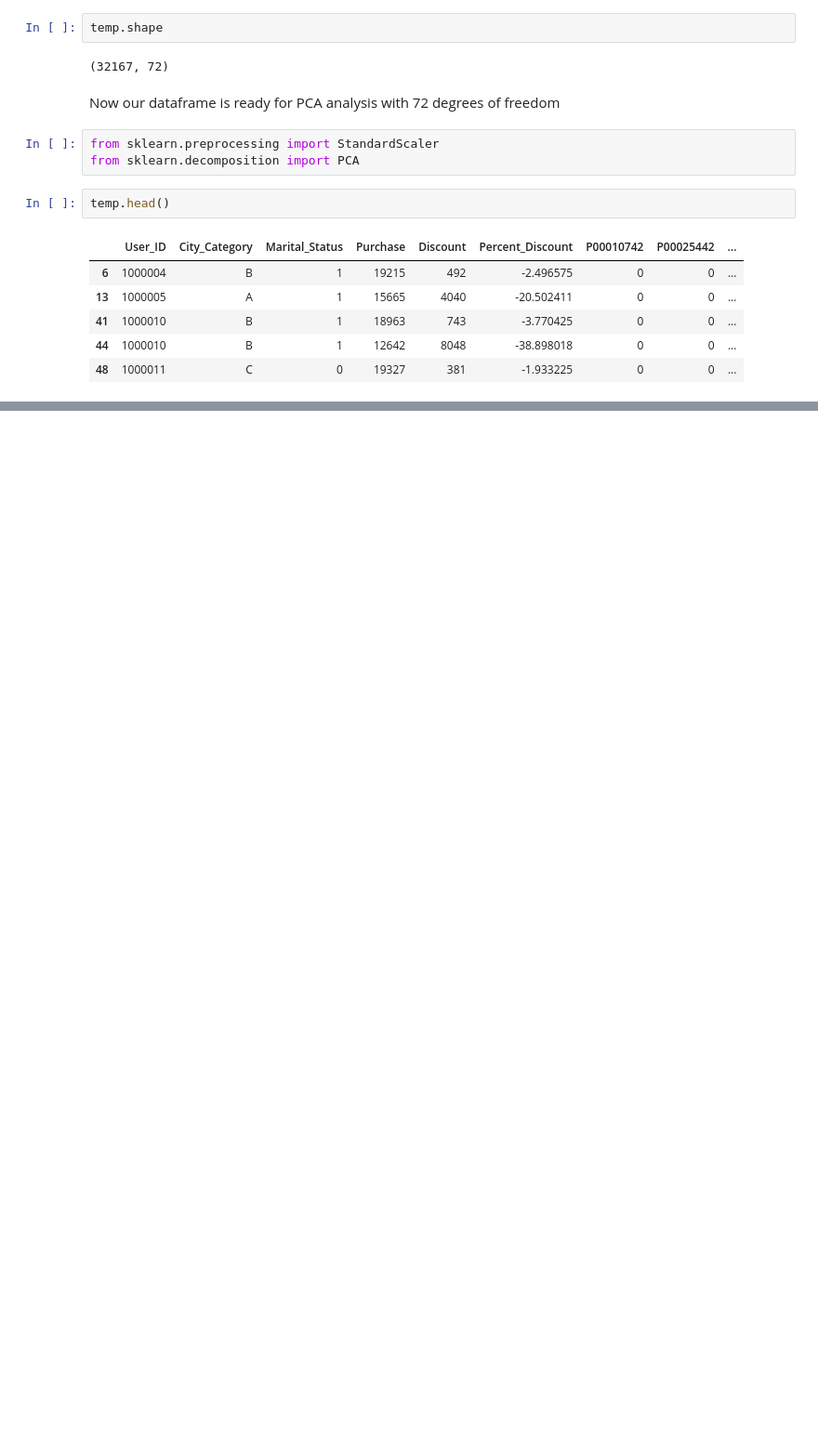
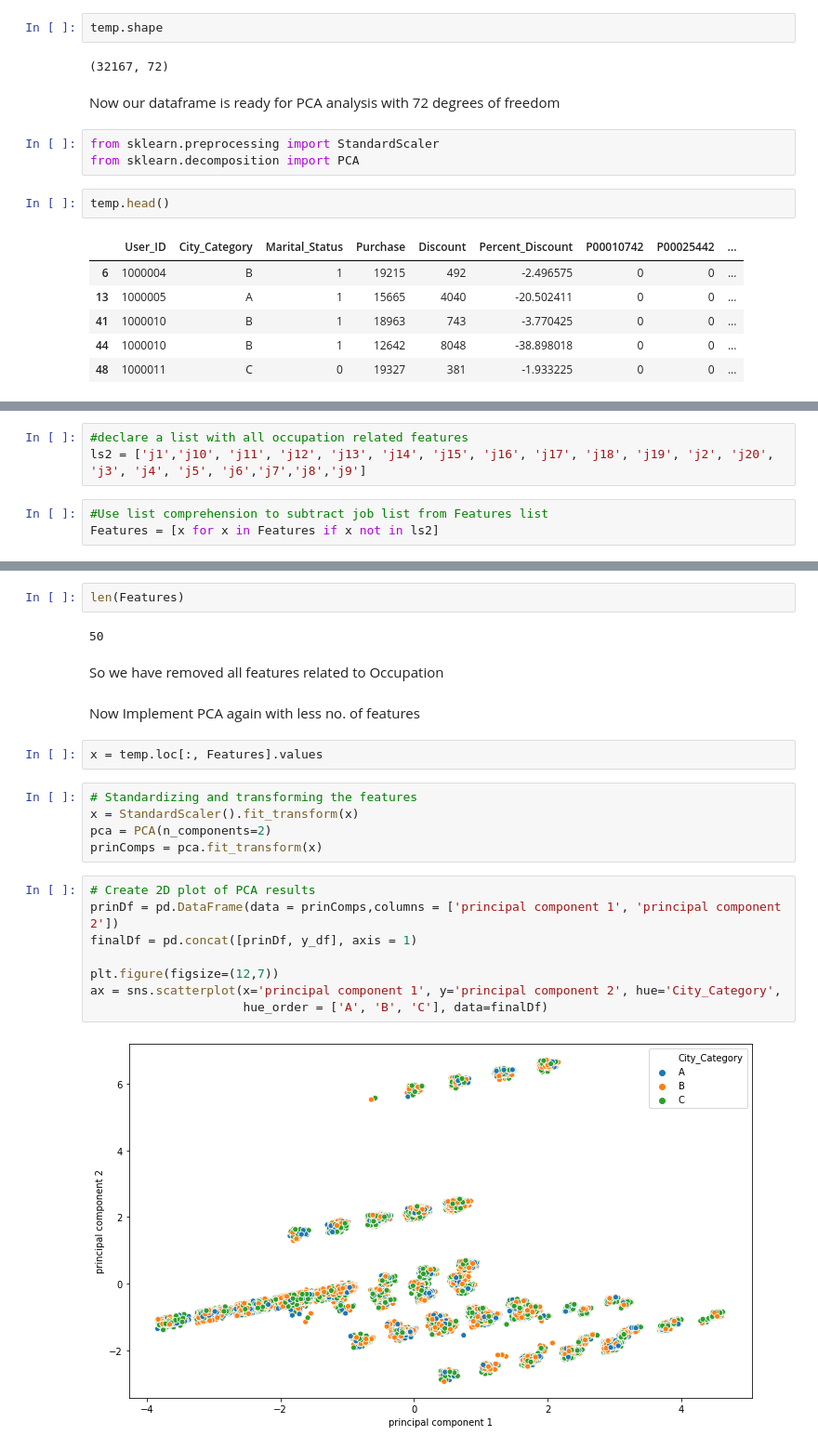
Before and after one commit to hrishikeshchavan99/Black-Friday-Dataset, a Jupyter notebook: PCA.ipynb, the cells around one changed output, grey strips where cells are left out. Shown at 93% size. Drawn from its saved outputs; the diff is of its cells as text; blank space fills up the shorter version.

```diff
--- a/PCA.ipynb
+++ b/PCA.ipynb
@@ -257,0 +376,6 @@ temp.head()
+# %%
+#declare a list with all occupation related features
+ls2 = ['j1','j10', 'j11', 'j12', 'j13', 'j14', 'j15', 'j16', 'j17', 'j18', 'j19', 'j2', 'j20', 'j3', 'j4', 'j5', 'j6','j7','j8','j9']
+# %%
+#Use list comprehension to subtract job list from Features list
+Features = [x for x in Features if x not in ls2]
@@ -257,0 +402,25 @@ temp.head()
+# %%
+len(Features)
+# %% [output]
+50
+# %% [markdown]
+So we have removed all features related to Occupation
+# %% [markdown]
+Now Implement PCA again with less no. of features
+# %%
+x = temp.loc[:, Features].values
+# %%
+# Standardizing and transforming the features
+x = StandardScaler().fit_transform(x)
+pca = PCA(n_components=2)
+prinComps = pca.fit_transform(x)
+# %%
+# Create 2D plot of PCA results
+prinDf = pd.DataFrame(data = prinComps,columns = ['principal component 1', 'principal component 2'])
+finalDf = pd.concat([prinDf, y_df], axis = 1)
+
+plt.figure(figsize=(12,7))
+ax = sns.scatterplot(x='principal component 1', y='principal component 2', hue='City_Category',
+                     hue_order = ['A', 'B', 'C'], data=finalDf)
+# %% [output]
+[figure, added]
```
Also changed, not shown: parts of 22 cells of this notebook.
